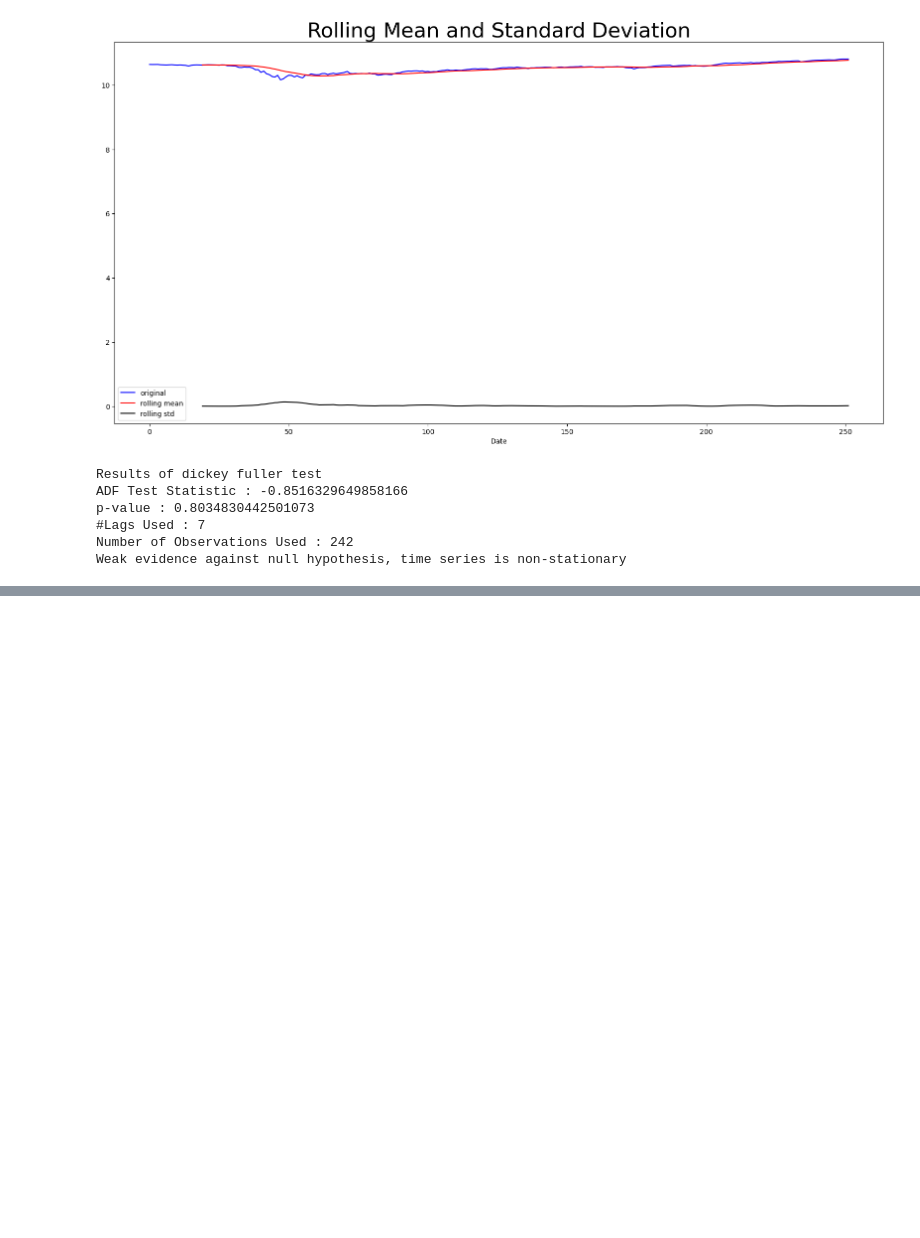
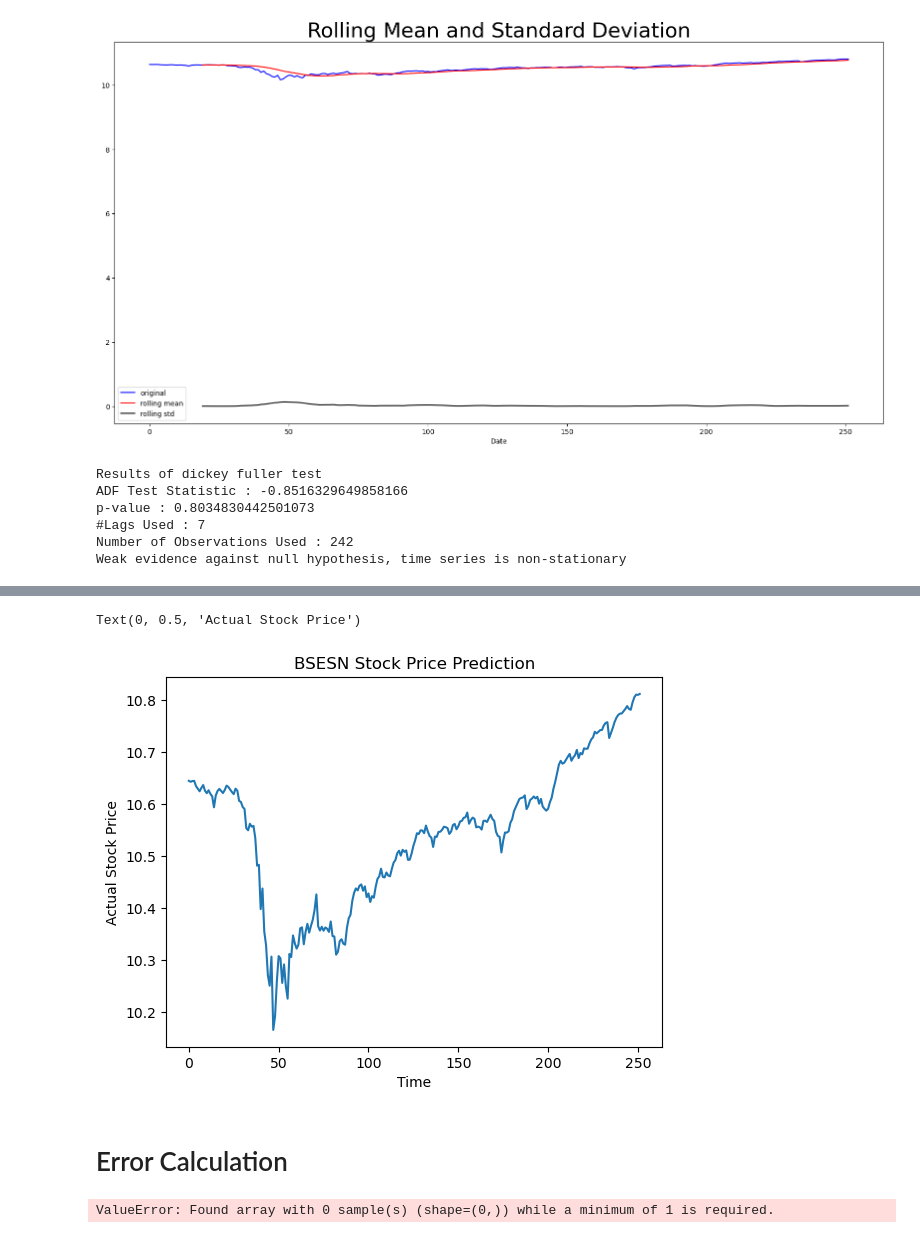
Before and after one commit to Engg-Abhinav/Stock-Market-Prediction, a Jupyter notebook: Stock Market Prediction.ipynb, the cells around one changed output, grey strips where cells are left out. Cells and saved outputs as stored; diff of their text form; code cells hidden in the pictures; blank space fills up the shorter version.

```diff
--- a/Stock Market Prediction.ipynb
+++ b/Stock Market Prediction.ipynb
@@ -371,0 +409,5 @@ Weak evidence against null hypothesis, time series is non-stationary
+# %%
+model = auto_arima(train_log, trace = True, error_action = 'ignore', suppress_warnings = True)
+model.fit(train_log)
+predictions = model.predict(periods = len(test))
+predictions = pd.DataFrame(predictions,index = test_log.index,columns=['Prediction'])
@@ -371,0 +432,18 @@ Weak evidence against null hypothesis, time series is non-stationary
+# %%
+plt.plot(train_log, label='Train')
+plt.plot(test_log, label='Test')
+plt.plot(predictions, label='Prediction')
+plt.title('BSESN Stock Price Prediction')
+plt.xlabel('Time')
+plt.ylabel('Actual Stock Price')
+# %% [output]
+Text(0, 0.5, 'Actual Stock Price')
+[figure, added]
+# %% [markdown]
+# Error Calculation
+# %%
+#Calculating error
+rms = np.sqrt(mean_squared_error(test_log,predictions))
+print("RMSE : ", rms)
+# %% [output]
+ValueError: Found array with 0 sample(s) (shape=(0,)) while a minimum of 1 is required.
```
Also changed, not shown: parts of 3 cells of this notebook.
